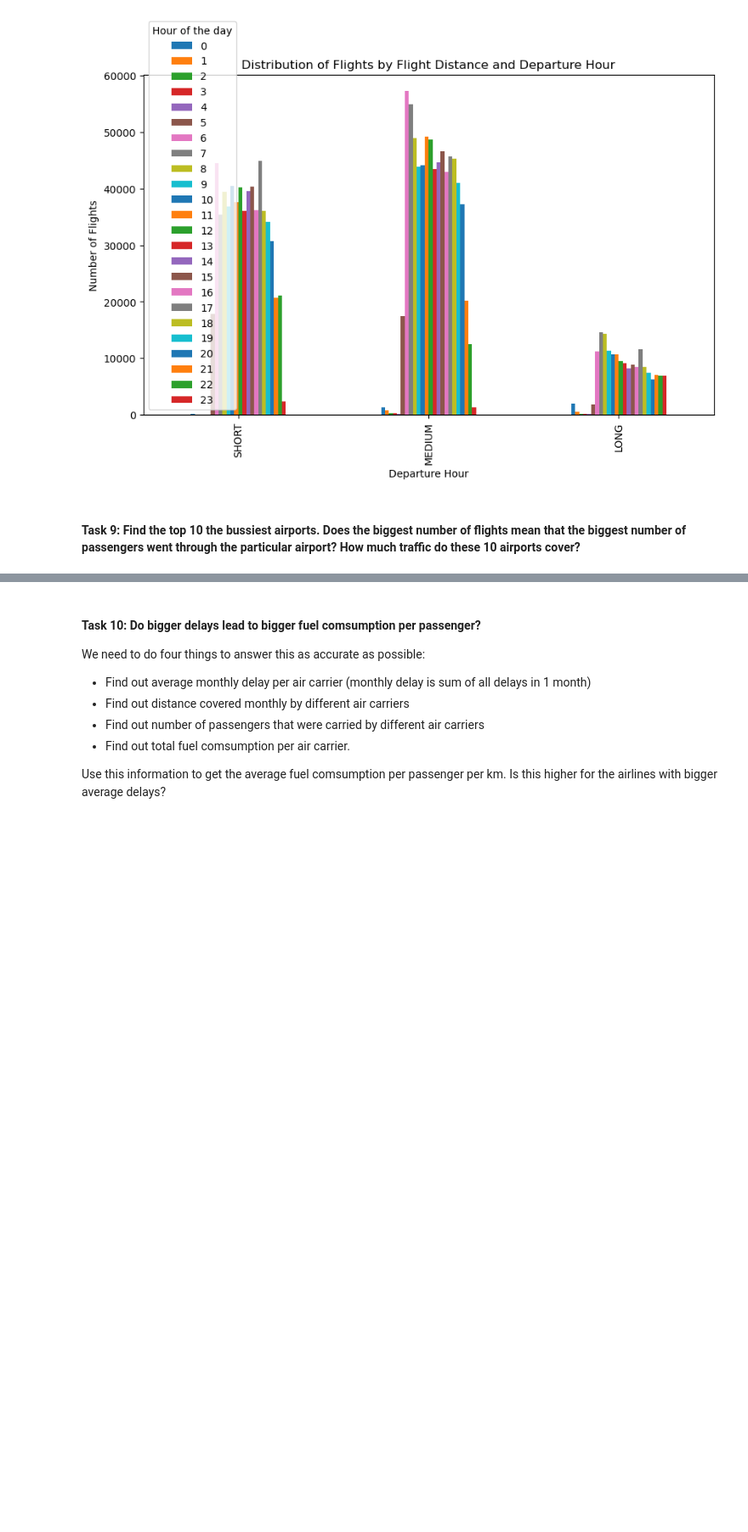
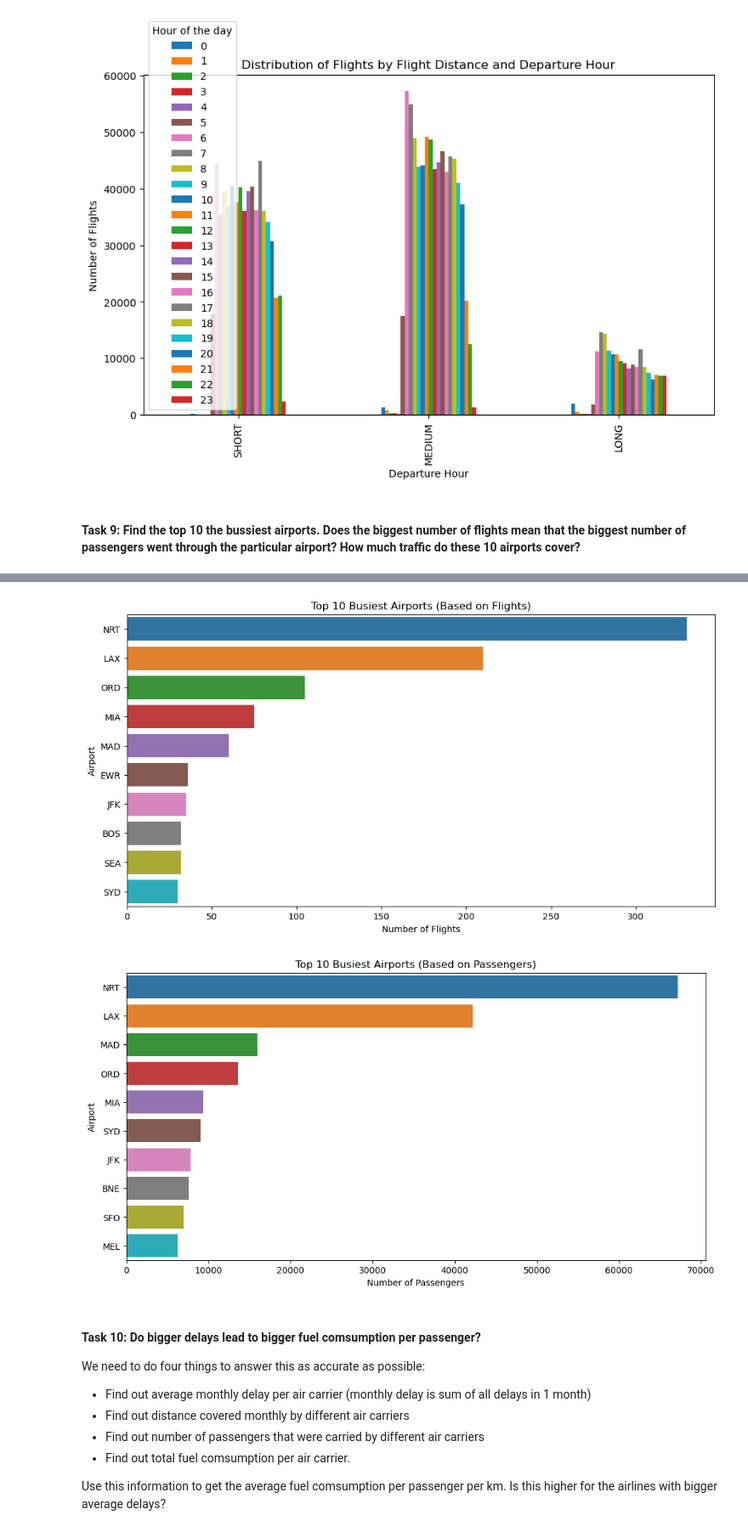
Before and after one commit to Ali-Mohamed23/midterm-project-I, a Jupyter notebook: exploratory_analysis.ipynb, the cells around one changed output, grey strips where cells are left out. Shown at 85% size. Cells and saved outputs as stored; diff of their text form; code cells hidden in the pictures; blank space fills up the shorter version.

```diff
--- a/exploratory_analysis.ipynb
+++ b/exploratory_analysis.ipynb
@@ -620,0 +791,28 @@ plt.show()
+# %%
+# Group the passengers data by airport and sum the number of flights and passengers
+grouped_data = passengers_df.groupby('origin').agg({
+    'departures_performed': 'sum',
+    'passengers': 'sum'
+})
+
+# Filter out airports with passengers greater than 0
+grouped_data = grouped_data[grouped_data['passengers'] > 10]
+
+# Sort the data based on the total number of flights
+sorted_by_flights = grouped_data.sort_values('departures_performed', ascending=False)
+
+# Get the top 10 busiest airports based on flights
+top_10_busiest_airports_flights = sorted_by_flights.head(10)
+
+# Sort the data based on the total number of passengers
+sorted_by_passengers = grouped_data.sort_values('passengers', ascending=False)
+
+# Get the top 10 busiest airports based on passengers
+top_10_busiest_airports_passengers = sorted_by_passengers.head(10)
+
+# Print the top 10 busiest airports based on flights and passengers
+print("Top 10 Busiest Airports (based on flights):")
+print(top_10_busiest_airports_flights)
+
+print("\nTop 10 Busiest Airports (based on passengers):")
+print(top_10_busiest_airports_passengers)
@@ -621,3 +837,22 @@ plt.show()
+# %%
+# Plot for top 10 busiest airports based on flights
+plt.figure(figsize=(12, 6))
+sns.barplot(x=top_10_busiest_airports_flights['departures_performed'], y=top_10_busiest_airports_flights.index)
+plt.xlabel('Number of Flights')
+plt.ylabel('Airport')
+plt.title('Top 10 Busiest Airports (Based on Flights)')
+plt.show()
+
+# Plot for top 10 busiest airports based on passengers
+plt.figure(figsize=(12, 6))
+sns.barplot(x=top_10_busiest_airports_passengers['passengers'], y=top_10_busiest_airports_passengers.index)
+plt.xlabel('Number of Passengers')
+plt.ylabel('Airport')
+plt.title('Top 10 Busiest Airports (Based on Passengers)')
+plt.show()
+# %% [output]
+[figure, added]
+[figure, added]
 # %% [markdown]
 #### **Task 10**: Do bigger delays lead to bigger fuel comsumption per passenger?
 We need to do four things to answer this as accurate as possible:
```
Also changed, not shown: parts of 25 cells of this notebook.
